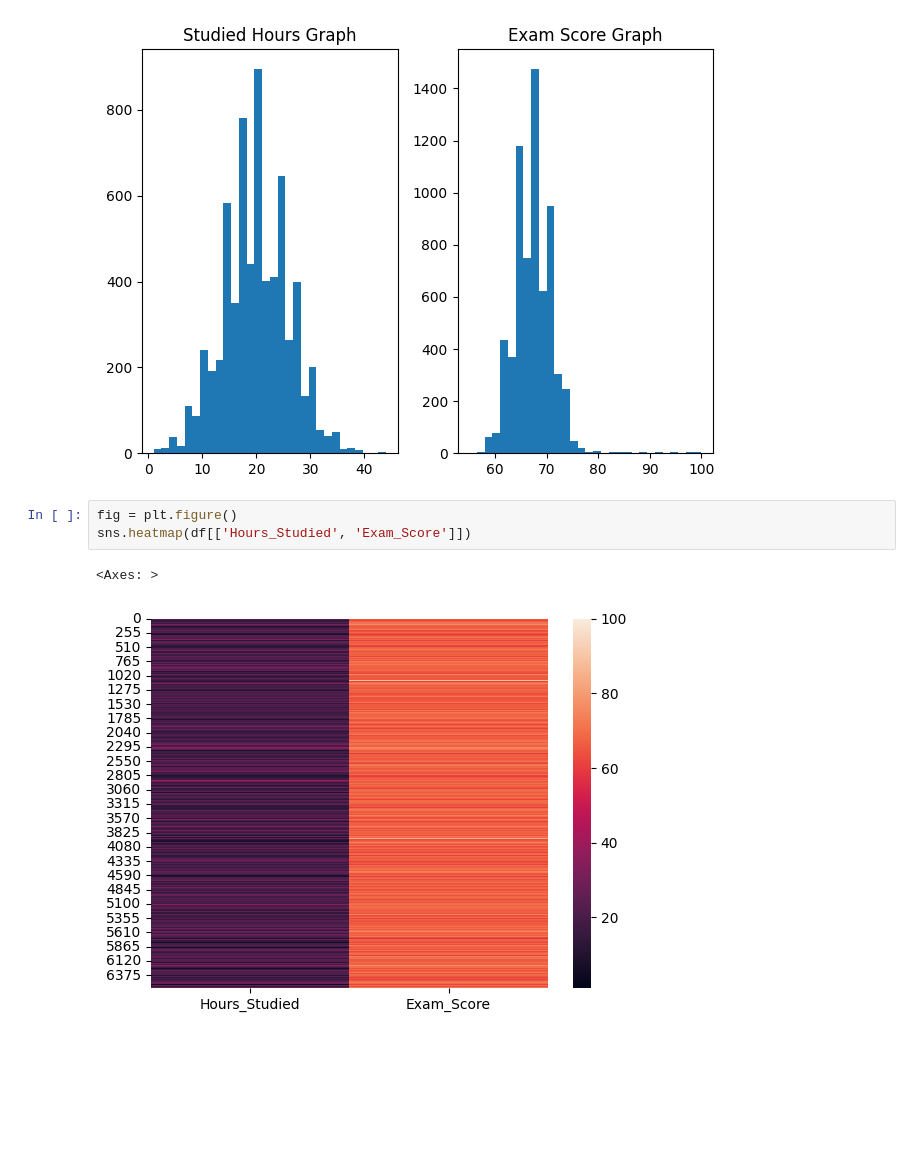
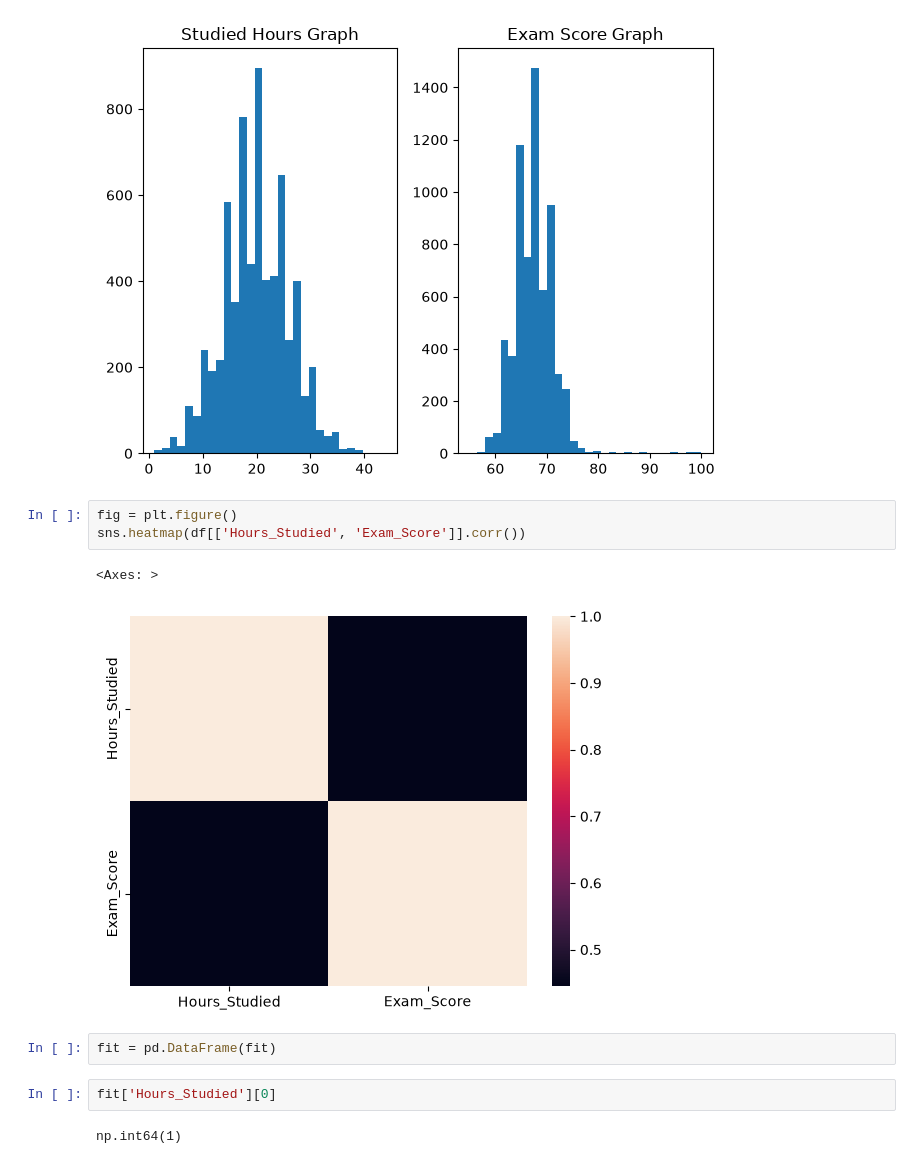
Before and after one commit to Gho-byte/EduPredict, a Jupyter notebook: NoteBooks/EduPredict_transform_dataset.ipynb, the cells around one changed output. Drawn from its saved outputs; the diff is of its cells as text; blank space fills up the shorter version.

```diff
--- a/NoteBooks/EduPredict_transform_dataset.ipynb
+++ b/NoteBooks/EduPredict_transform_dataset.ipynb
@@ -253,7 +266,13 @@ plt.show()
 [figure]
 # %%
 fig = plt.figure()
-sns.heatmap(df[['Hours_Studied', 'Exam_Score']])
+sns.heatmap(df[['Hours_Studied', 'Exam_Score']].corr())
 # %% [output]
 <Axes: >
-[figure, old version]
+[figure, new version]
+# %%
+fit = pd.DataFrame(fit)
+# %%
+fit['Hours_Studied'][0]
+# %% [output]
+np.int64(1)
```
Also changed, not shown: parts of 7 cells of this notebook, 2 other files.
